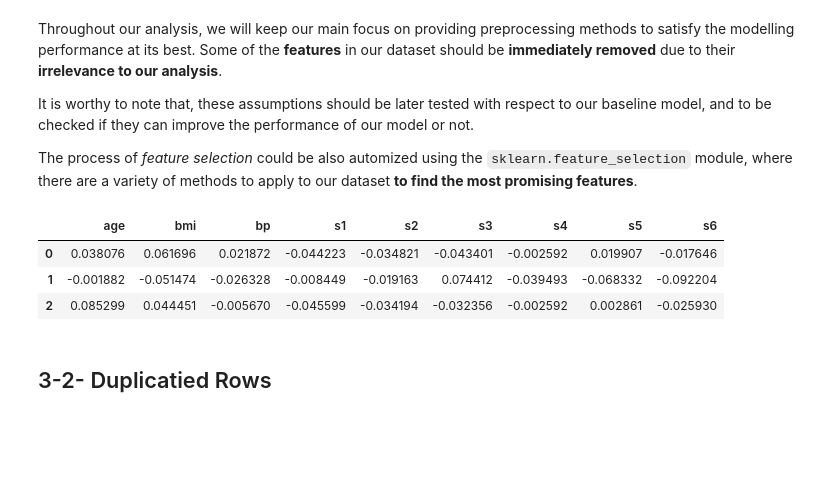
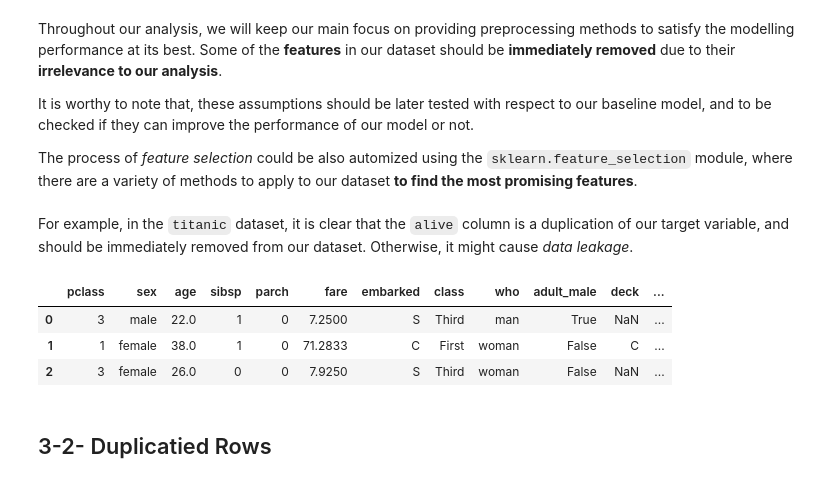
Before and after one commit to tabaraei/Data-Science-Toolkit, a Jupyter notebook: Scikit-Learn.ipynb, the cells around one changed output. Saved outputs shown, nothing was run; the diff lists cells and outputs as text; code cells hidden in the pictures; blank space fills up the shorter version.

```diff
--- a/Scikit-Learn.ipynb
+++ b/Scikit-Learn.ipynb
@@ -276,0 +283,7 @@ Downloaded from openml.org.
+# %%
+import seaborn as sns
+
+train_df = sns.load_dataset('titanic')
+X = train_df.drop(['survived'], axis='columns')
+y = train_df['survived']
+X.head(3)
@@ -276,0 +317,5 @@ Downloaded from openml.org.
+# %%
+X['alone'] = X['alone'].astype(int)
+X['adult_male'] = X['adult_male'].astype(int)
+X['alive'] = X['alive'].map({'yes': 1, 'no': 0})
+X.dtypes
@@ -282,17 +352,16 @@ Throughout our analysis, we will keep our main focus on providing preprocessing
 It is worthy to note that, these assumptions should be later tested with respect to our baseline model, and to be checked if they can improve the performance of our model or not.
 
 The process of _feature selection_ could be also automized using the `sklearn.feature_selection` module, where there are a variety of methods to apply to our dataset __to find the most promising features__.
+# %% [markdown]
+For example, in the `titanic` dataset, it is clear that the `alive` column is a duplication of our target variable, and should be immediately removed from our dataset. Otherwise, it might cause _data leakage_.
 # %%
-from sklearn.datasets import load_diabetes
-
-X, y = load_diabetes(return_X_y=True, as_frame=True)
-X.drop(columns=['sex'], inplace=True, errors='ignore')
+X.drop(columns=['alive'], inplace=True, errors='ignore')
 X.head(3)
 # %% [output]
-|  | age | bmi | bp | s1 | s2 | s3 | s4 | s5 | s6 |
-| 0 | 0.038076 | 0.061696 | 0.021872 | -0.044223 | -0.034821 | -0.043401 | -0.002592 | 0.019907 | -0.017646 |
-| 1 | -0.001882 | -0.051474 | -0.026328 | -0.008449 | -0.019163 | 0.074412 | -0.039493 | -0.068332 | -0.092204 |
-| 2 | 0.085299 | 0.044451 | -0.005670 | -0.045599 | -0.034194 | -0.032356 | -0.002592 | 0.002861 | -0.025930 |
+|  | pclass | sex | age | sibsp | parch | fare | embarked | class | who | adult_male | deck | ... |
+| 0 | 3 | male | 22.0 | 1 | 0 | 7.2500 | S | Third | man | True | NaN | ... |
+| 1 | 1 | female | 38.0 | 1 | 0 | 71.2833 | C | First | woman | False | C | ... |
+| 2 | 3 | female | 26.0 | 0 | 0 | 7.9250 | S | Third | woman | False | NaN | ... |
 # %% [markdown]
 ## 3-2- Duplicatied Rows
 # %% [markdown]
```
Also changed, not shown: parts of 39 cells of this notebook.
